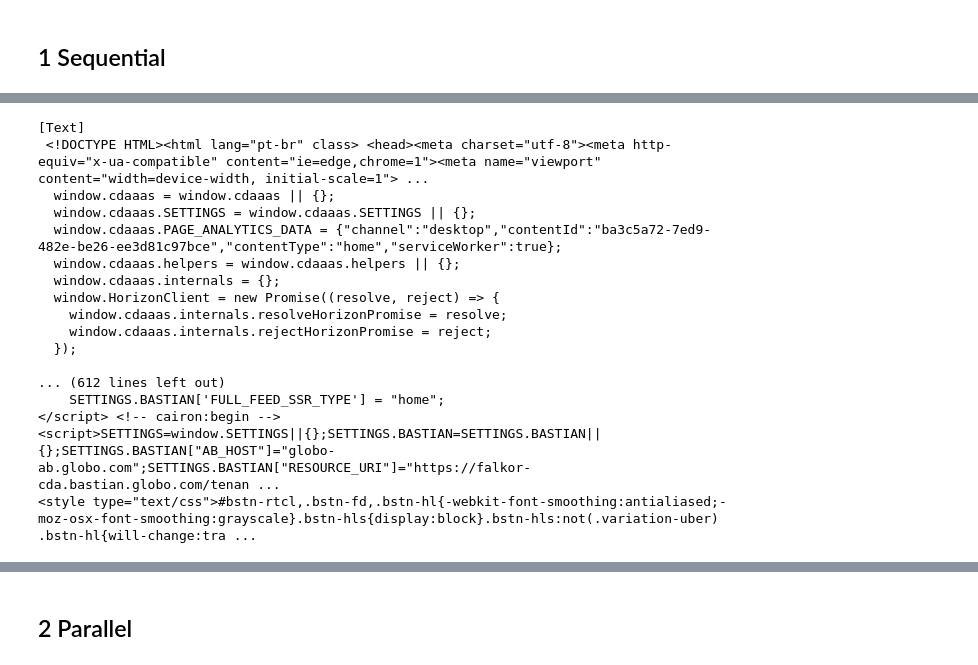
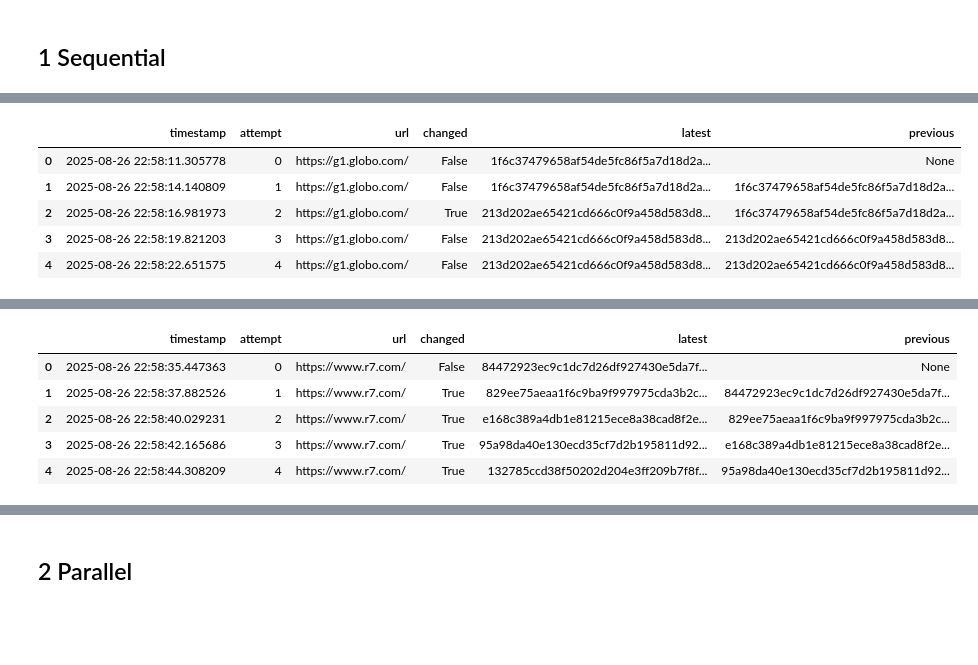
Before and after one commit to feed0/parallel-and-distribute-computing, a Jupyter notebook: unit2/exercises/1-monitor-threads.ipynb, the cells around one changed output, grey strips where cells are left out. Saved outputs shown, nothing was run; the diff lists cells and outputs as text; code cells hidden in the pictures; blank space fills up the shorter version.

```diff
--- a/unit2/exercises/1-monitor-threads.ipynb
+++ b/unit2/exercises/1-monitor-threads.ipynb
@@ -52,26 +85,15 @@ class HashComparer:
 # %% [markdown]
 ## 1 Sequential
 # %%
+sites_data = []
+
 start_time = perf_counter()
 
 for site in SITES: # For each URL
+    site_monitor = SiteMonitor()
+    site_monitor.monitor(site)
 
-    hashes = HashComparer()
-
-    for count in range(MONITORING_COUNT_TARGET): # Count from 0 to TARGET
-
-        response = requests.get(
-            site,
-            headers = HEADERS
-        )
-
-        utf8_content = repr(response.text).encode('utf-8')
-
-        response_hash = hashlib.sha224(utf8_content).hexdigest()
-
-        print('[' + str(datetime.now()) + '] Thread : ' + str(id) + ' Url : ' + site + ' Hash: ' + str(response_hash))
-
-        sleep(MONITORING_INTERVAL)
+    sites_data.append(site_monitor._data)
 
 end_time = perf_counter()
 
@@ -97,21 +123,10 @@ As tarefas levaram  47.01 segundo(s) para executar.
-# %%
-print('[Text]\n', r.text)
-print('[Headers]\n', r.headers)
-# %% [output]
-[Text]
- <!DOCTYPE HTML><html lang="pt-br" class> <head><meta charset="utf-8"><meta http-equiv="x-ua-compatible" content="ie=edge,chrome=1"><meta name="viewport" content="width=device-width, initial-scale=1"> ...
-  window.cdaaas = window.cdaaas || {};
-  window.cdaaas.SETTINGS = window.cdaaas.SETTINGS || {};
-  window.cdaaas.PAGE_ANALYTICS_DATA = {"channel":"desktop","contentId":"ba3c5a72-7ed9-482e-be26-ee3d81c97bce","contentType":"home","serviceWorker":true};
-  window.cdaaas.helpers = window.cdaaas.helpers || {};
-  window.cdaaas.internals = {};
-  window.HorizonClient = new Promise((resolve, reject) => {
-    window.cdaaas.internals.resolveHorizonPromise = resolve;
-    window.cdaaas.internals.rejectHorizonPromise = reject;
-  });
-
-... (612 lines left out)
-    SETTINGS.BASTIAN['FULL_FEED_SSR_TYPE'] = "home";
-</script> <!-- cairon:begin -->
-<script>SETTINGS=window.SETTINGS||{};SETTINGS.BASTIAN=SETTINGS.BASTIAN||{};SETTINGS.BASTIAN["AB_HOST"]="globo-ab.globo.com";SETTINGS.BASTIAN["RESOURCE_URI"]="https://falkor-cda.bastian.globo.com/tenan ...
-<style type="text/css">#bstn-rtcl,.bstn-fd,.bstn-hl{-webkit-font-smoothing:antialiased;-moz-osx-font-smoothing:grayscale}.bstn-hls{display:block}.bstn-hls:not(.variation-uber) .bstn-hl{will-change:tra ...
+# %%
+for data in sites_data:
+    display(data)
+# %% [output]
+|  | timestamp | attempt | url | changed | latest | previous |
+| 0 | 2025-08-26 22:58:11.305778 | 0 | https://g1.globo.com/ | False | 1f6c37479658af54de5fc86f5a7d18d2a... | None |
+| 1 | 2025-08-26 22:58:14.140809 | 1 | https://g1.globo.com/ | False | 1f6c37479658af54de5fc86f5a7d18d2a... | 1f6c37479658af54de5fc86f5a7d18d2a... |
+| 2 | 2025-08-26 22:58:16.981973 | 2 | https://g1.globo.com/ | True | 213d202ae65421cd666c0f9a458d583d8... | 1f6c37479658af54de5fc86f5a7d18d2a... |
+| 3 | 2025-08-26 22:58:19.821203 | 3 | https://g1.globo.com/ | False | 213d202ae65421cd666c0f9a458d583d8... | 213d202ae65421cd666c0f9a458d583d8... |
+| 4 | 2025-08-26 22:58:22.651575 | 4 | https://g1.globo.com/ | False | 213d202ae65421cd666c0f9a458d583d8... | 213d202ae65421cd666c0f9a458d583d8... |
@@ -117,0 +139,6 @@ print('[Headers]\n', r.headers)
+|  | timestamp | attempt | url | changed | latest | previous |
+| 0 | 2025-08-26 22:58:35.447363 | 0 | https://www.r7.com/ | False | 84472923ec9c1dc7d26df927430e5da7f... | None |
+| 1 | 2025-08-26 22:58:37.882526 | 1 | https://www.r7.com/ | True | 829ee75aeaa1f6c9ba9f997975cda3b2c... | 84472923ec9c1dc7d26df927430e5da7f... |
+| 2 | 2025-08-26 22:58:40.029231 | 2 | https://www.r7.com/ | True | e168c389a4db1e81215ece8a38cad8f2e... | 829ee75aeaa1f6c9ba9f997975cda3b2c... |
+| 3 | 2025-08-26 22:58:42.165686 | 3 | https://www.r7.com/ | True | 95a98da40e130ecd35cf7d2b195811d92... | e168c389a4db1e81215ece8a38cad8f2e... |
+| 4 | 2025-08-26 22:58:44.308209 | 4 | https://www.r7.com/ | True | 132785ccd38f50202d204e3ff209b7f8f... | 95a98da40e130ecd35cf7d2b195811d92... |
```
Also changed, not shown: parts of 6 cells of this notebook.
